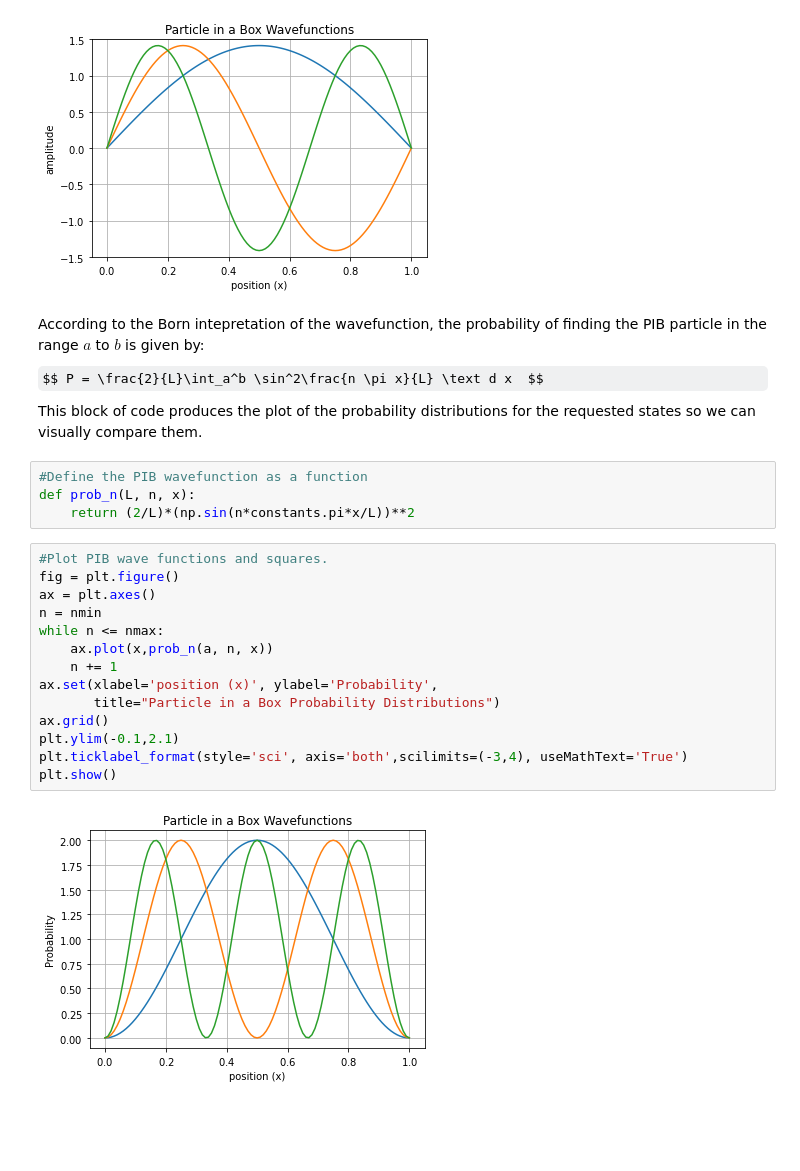
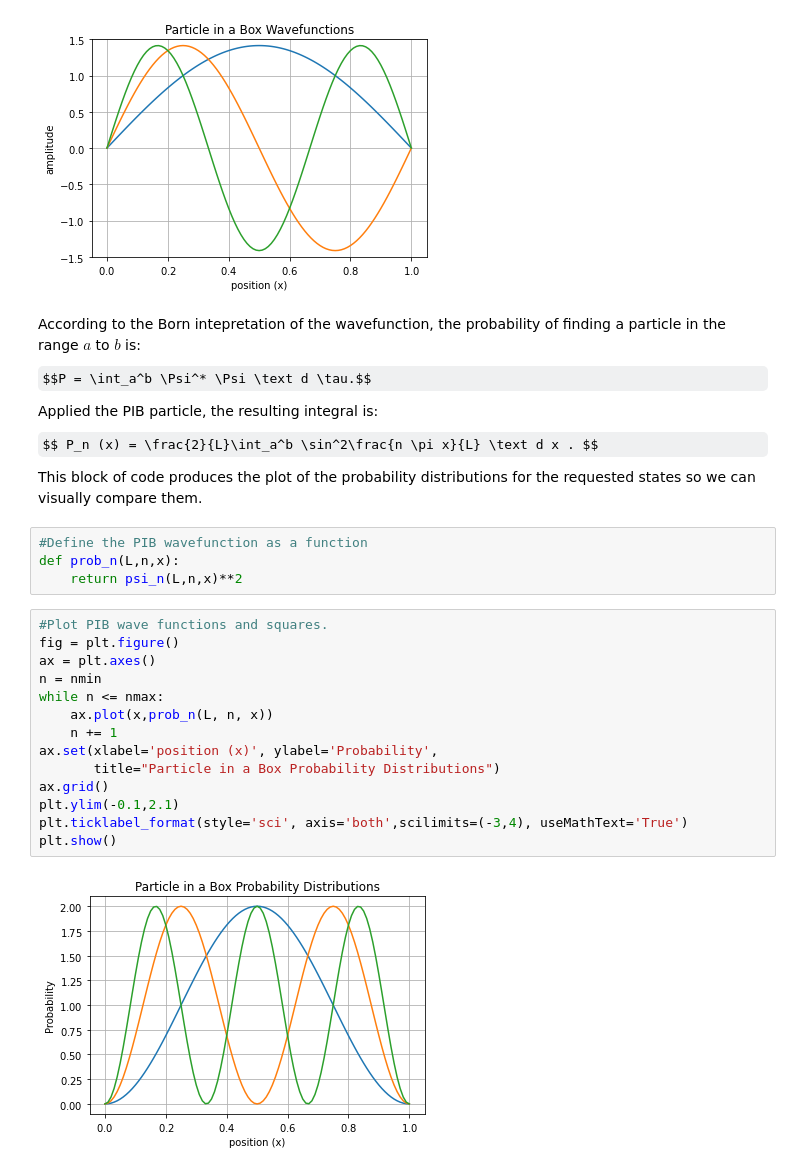
Before and after one commit to hlberghout/CHEM4420, a Jupyter notebook: 10_92_PiB_Wavefunction_Plots.ipynb, the cells around one changed output. Drawn from its saved outputs; the diff is of its cells as text; some formulas as TeX source; blank space fills up the shorter version.

```diff
--- a/10_92_PiB_Wavefunction_Plots.ipynb
+++ b/10_92_PiB_Wavefunction_Plots.ipynb
@@ -57,26 +57,28 @@ plt.show()
 # %% [output]
 [figure]
 # %% [markdown]
-According to the Born intepretation of the wavefunction, the probability of finding the PIB particle in the range $a$ to $b$ is given by:
-$$ P = \frac{2}{L}\int_a^b \sin^2\frac{n \pi x}{L} \text d x  $$
+According to the Born intepretation of the wavefunction, the probability of finding a particle in the range $a$ to $b$ is:
+$$P = \int_a^b \Psi^* \Psi \text d \tau.$$
+Applied the PIB particle, the resulting integral is:
+$$ P_n (x) = \frac{2}{L}\int_a^b \sin^2\frac{n \pi x}{L} \text d x . $$
 This block of code produces the plot of the probability distributions for the requested states so we can visually compare them.
 # %%
 #Define the PIB wavefunction as a function
-def prob_n(L, n, x):
-    return (2/L)*(np.sin(n*constants.pi*x/L))**2
+def prob_n(L,n,x):
+    return psi_n(L,n,x)**2
 # %%
 #Plot PIB wave functions and squares.
 fig = plt.figure()
 ax = plt.axes()
 n = nmin
 while n <= nmax:
-    ax.plot(x,prob_n(a, n, x))
+    ax.plot(x,prob_n(L, n, x))
     n += 1
 ax.set(xlabel='position (x)', ylabel='Probability',
        title="Particle in a Box Probability Distributions")
 ax.grid()
 plt.ylim(-0.1,2.1)
 plt.ticklabel_format(style='sci', axis='both',scilimits=(-3,4), useMathText='True')
 plt.show()
 # %% [output]
-[figure, old version]
+[figure, new version]
```
Also changed, not shown: parts of 2 cells of this notebook.
